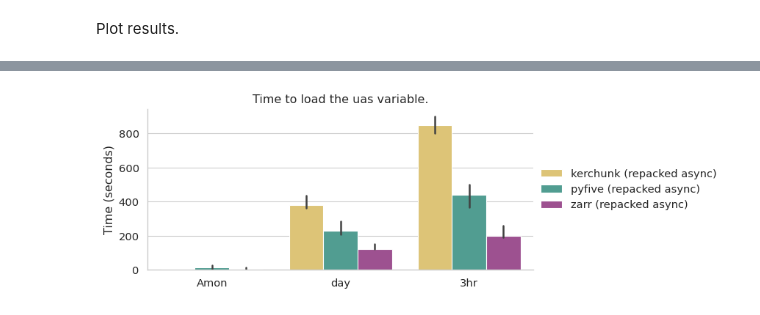
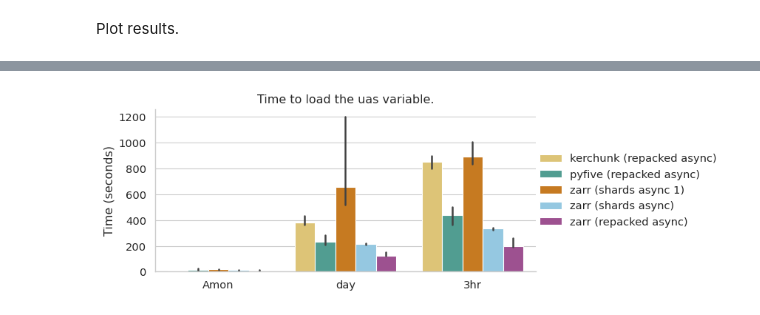
Before and after one commit to zequihg50/new-insights-netcdf, a Jupyter notebook: results.ipynb, the cells around one changed output, grey strips where cells are left out. Drawn from its saved outputs; the diff is of its cells as text; code cells hidden in the pictures.

```diff
--- a/results.ipynb
+++ b/results.ipynb
@@ -73,7 +73,8 @@ df.loc[(df["workers"]==100) & (df["package"]=="pyfive"), "package"] = "pyfive (r
 df.loc[(df["workers"]==1) & (df["package"]=="pyfive"), "package"] = "pyfive (repacked serial)"
 df.loc[(df["chunksize"]==5) & (df["package"]=="zarr"), "package"] = "zarr (original async)"
 df.loc[(df["chunksize"]==6) & (df["package"]=="zarr"), "package"] = "zarr (shards async)"
-df.loc[(df["chunksize"]==106) & (df["package"]=="zarr"), "package"] = "zarr (shards async 64)"
+#df.loc[(df["chunksize"]==106) & (df["package"]=="zarr"), "package"] = "zarr (shards async 64)"
+df.loc[(df["chunksize"]==107) & (df["package"]=="zarr"), "package"] = "zarr (shards async 1)"
 df.loc[(df["package"]=="zarr"), "package"] = "zarr (repacked async)"
 
 df = df[~(df["name"]=="locate")]
@@ -216,5 +217,5 @@ plt.show()
 # %%
-subset = df[(df["package"].isin(["kerchunk (repacked async)", "pyfive (repacked async)", "zarr (repacked async)"]))]
+subset = df[df["name"] == "load"]
 
 seaborn.set_theme(
     style="whitegrid",
@@ -226,6 +227,8 @@ palette = {
     "kerchunk (repacked async)": "#EECC66",
     "pyfive (repacked async)": "#44AA99",
     "zarr (repacked async)": "#AA4499",
+    "zarr (shards async 1)": "#E17C05",
+    "zarr (shards async)": "#88CCEE",
 }
 
 fig, ax = plt.subplots(figsize=(10, 3))
@@ -234,31 +237,33 @@ seaborn.barplot(
     data=subset[subset["name"] == "load"],
     x="frequency",
     y="time",
     hue="package",
     hue_order=[
         "kerchunk (repacked async)",
         "pyfive (repacked async)",
+        "zarr (shards async 1)",
+        "zarr (shards async)",
         "zarr (repacked async)",
     ],
     order=["Amon", "day", "3hr"],
     palette=palette,
     errorbar=("pi", 100),
     ax=ax
 )
 
 ax.set_xlabel("")
 ax.set_ylabel("Time (seconds)")
 ax.set_title("Time to load the uas variable.")
 
 seaborn.despine(ax=ax)
 
 ax.legend(
     loc="center right",
     bbox_to_anchor=(1.5, .5),
     frameon=False,
 )
 
 fig.tight_layout()
 plt.show()
 # %% [output]
-[figure, old version]
+[figure, new version]
```
Also changed, not shown: parts of 3 cells of this notebook, 1 other file.
